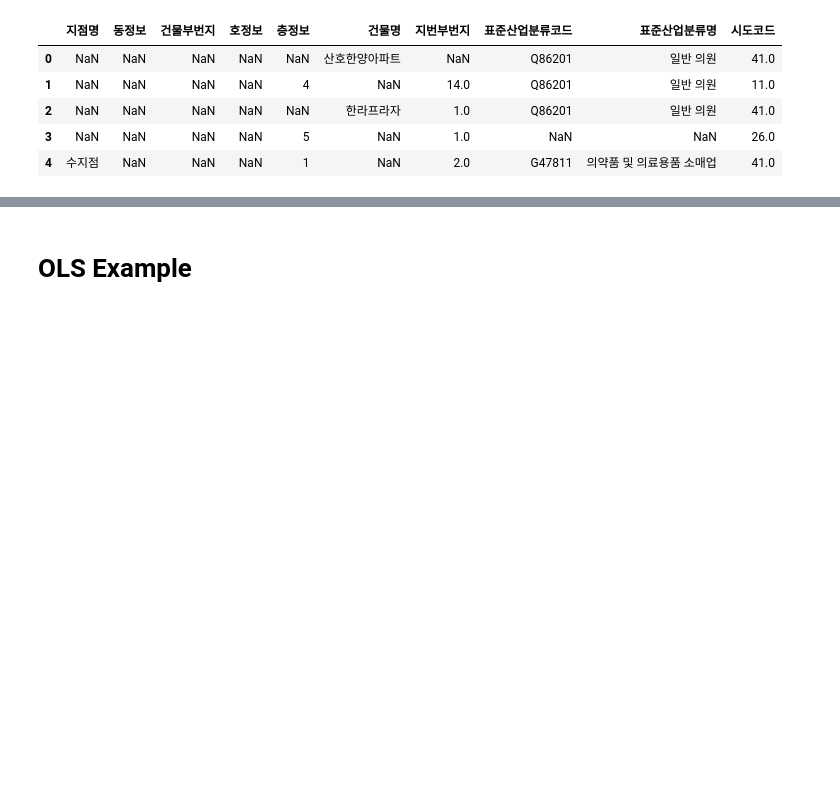
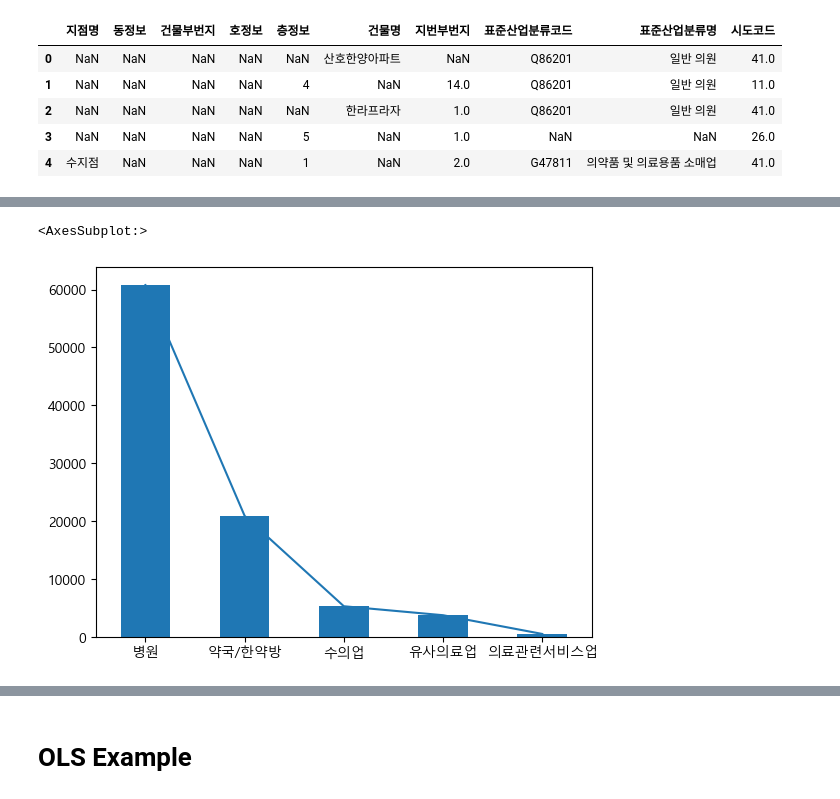
Before and after one commit to LeticiaKang/Python_SelfStudy, a Jupyter notebook: (8) 데이터 분석/220924_medical_institution_data.ipynb, the cells around one changed output, grey strips where cells are left out. Cells and saved outputs as stored; diff of their text form; code cells hidden in the pictures; blank space fills up the shorter version.

```diff
--- a/(8) 데이터 분석/220924_medical_institution_data.ipynb
+++ b/(8) 데이터 분석/220924_medical_institution_data.ipynb
@@ -262,0 +458,17 @@ df[drop_columns].head()
+# %%
+# 상권업종대분류명으로 개수 세기
+df.상권업종대분류명.value_counts()
+
+# 상권업종중분류명으로 개수 세기
+c = df.상권업종중분류명.value_counts()
+
+# 상권업종중분류명으로 개수 세서 비율화하기
+n = df.상권업종중분류명.value_counts(normalize=True)
+# %%
+c.plot()
+c.plot.bar(rot = 0)
+
+# 병원, 약국/한약방 등 순으로 많음
+# %% [output]
+<AxesSubplot:>
+[figure, added]
```
Also changed, not shown: parts of 54 cells of this notebook.
